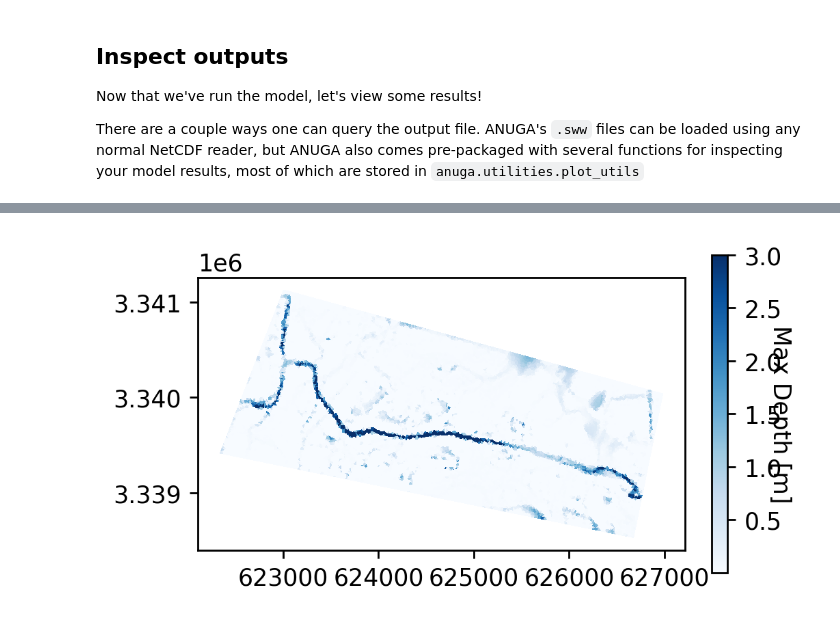
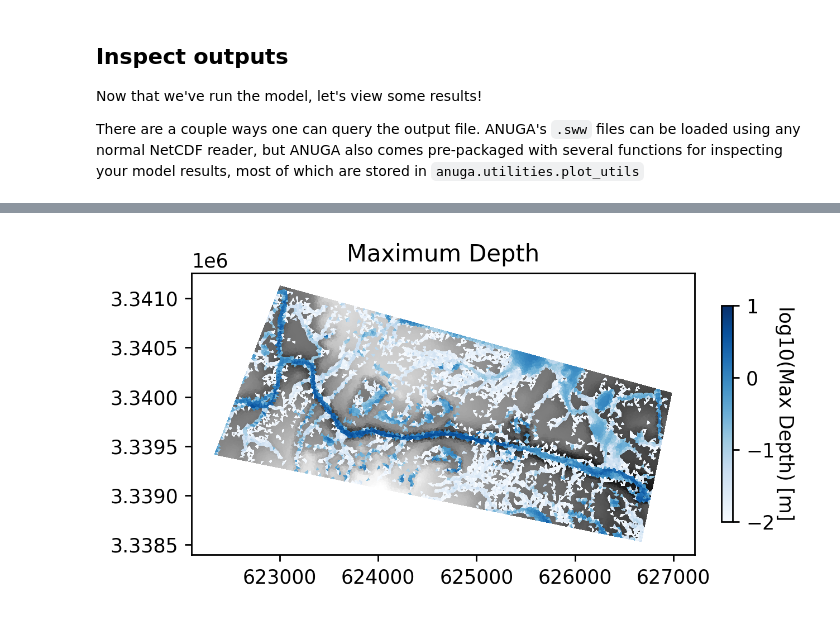
Before and after one commit to suzanatimilsina/ANUGA_OnionCreek_Tutorial, a Jupyter notebook: notebooks/notebook1.ipynb, the cells around one changed output, grey strips where cells are left out. Drawn from its saved outputs; the diff is of its cells as text; code cells hidden in the pictures.

```diff
--- a/notebooks/notebook1.ipynb
+++ b/notebooks/notebook1.ipynb
@@ -387,10 +403,14 @@ Now that we've run the model, let's view some results!
 
 There are a couple ways one can query the output file. ANUGA's `.sww` files can be loaded using any normal NetCDF reader, but ANUGA also comes pre-packaged with several functions for inspecting your model results, most of which are stored in `anuga.utilities.plot_utils`
 # %%
+# saved_output = 'domain.sww' # Output of current run
+saved_output = 'ANUGA_OnionCreek_Tutorial/notebooks/domain.sww' # Pre-saved output
+
 # Load in values of conserved quantities at every cell centroid
-swwvals = anuga.utilities.plot_utils.get_centroids('domain.sww', timeSlices='all')
+swwvals = anuga.utilities.plot_utils.get_centroids(saved_output, timeSlices='all')
 # Query values: time, x, y, stage, elev, height, xmom, ymom, xvel, yvel, friction, vel, etc
 model_starttime = pd.to_datetime('2022-03-21 17:00:00')
+dplotter = animate.SWW_plotter(saved_output) # Update dplotter if necessary
 
 # Separate variables just for accessibility
 time = swwvals.time
@@ -441,7 +488,12 @@ plt.axis('scaled')
 # %%
-fig = plt.figure(figsize=(4, 4), dpi=250, facecolor='w', edgecolor='k')
-plt.tripcolor(dplotter.triang, facecolors=np.nanmax(depth,axis=0), cmap='Blues', vmax=3)
-cbar = plt.colorbar(fraction=0.03);
-cbar.set_label('Max Depth [m]', rotation=270)
+fig = plt.figure(figsize=(5, 5), dpi=250, facecolor='w', edgecolor='k')
+plt.tripcolor(dplotter.triang, facecolors=topo, cmap='Greys_r')
+plot_depth = np.nanmax(depth, axis=0)
+plot_depth[plot_depth < 0.01] = np.nan
+plt.tripcolor(dplotter.triang, facecolors=np.log10(plot_depth),
+              vmin=-2, vmax=1, cmap='Blues')
+cbar = plt.colorbar(fraction=0.02);
+cbar.set_label('log10(Max Depth) [m]', rotation=270, labelpad=10)
+plt.title('Maximum Depth');
 plt.axis('scaled')
 # %% [output]
@@ -449,4 +501,4 @@ plt.axis('scaled')
-[figure, old version]
+[figure, new version]
 # %%
 # ------------------------------------------------------------------------------
 # Plot time-series at a gauge location
```
Also changed, not shown: parts of 14 cells of this notebook.
